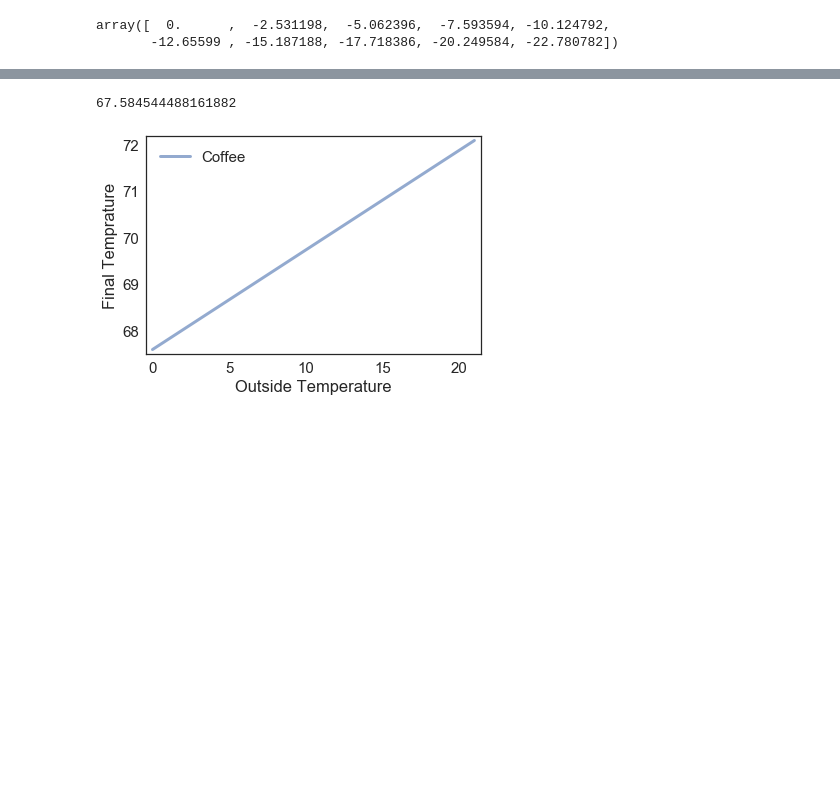
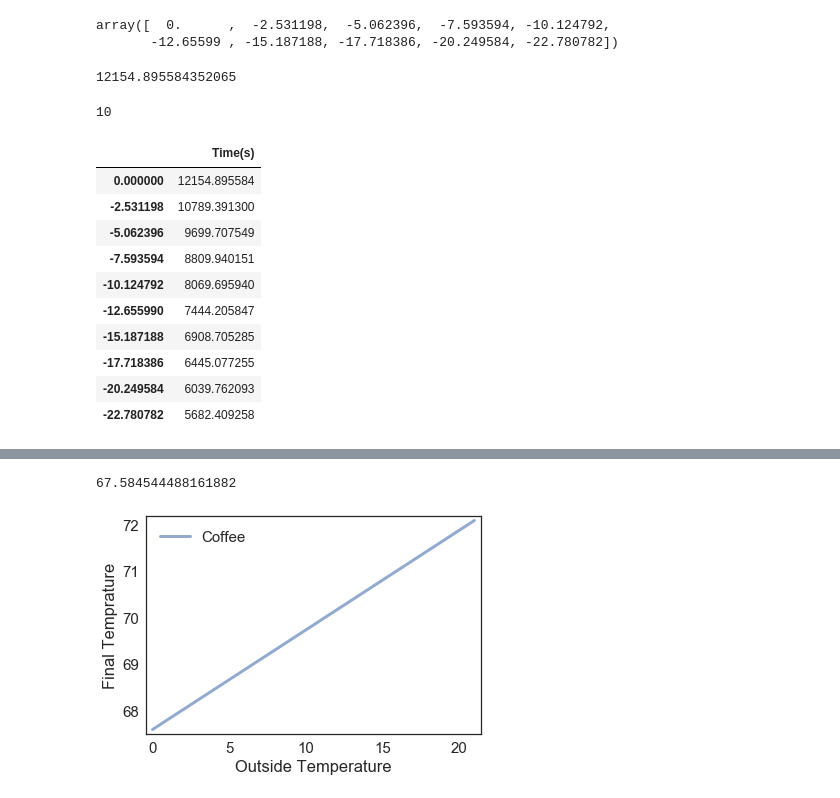
Before and after one commit to 867006905/ModSimPy, a Jupyter notebook: code/Project Two/Project 2.ipynb, the cells around one changed output, grey strips where cells are left out. Cells and saved outputs as stored; diff of their text form; code cells hidden in the pictures; blank space fills up the shorter version.

```diff
--- a/code/Project Two/Project 2.ipynb
+++ b/code/Project Two/Project 2.ipynb
@@ -33,0 +42,11 @@ array([  0.      ,  -2.531198,  -5.062396,  -7.593594, -10.124792,
+# %%
+latent_heat = 334
+h = 10
+def melting_at(T_fpt):
+    dQ = 500 * latent_heat
+    dt = dQ / (10 * A *(T_fpt - T_env))
+    return -dt
+
+melting_at(0)
+# %% [output]
+12154.895584352065
@@ -33,0 +61,19 @@ array([  0.      ,  -2.531198,  -5.062396,  -7.593594, -10.124792,
+# %%
+len(freezing_point_array)
+# %% [output]
+10
+# %%
+results_in_seconds = get_melting_time(freezing_point_array, melting_at)
+results_in_seconds
+# %% [output]
+|  | Time(s) |
+| 0.000000 | 12154.895584 |
+| -2.531198 | 10789.391300 |
+| -5.062396 | 9699.707549 |
+| -7.593594 | 8809.940151 |
+| -10.124792 | 8069.695940 |
+| -12.655990 | 7444.205847 |
+| -15.187188 | 6908.705285 |
+| -17.718386 | 6445.077255 |
+| -20.249584 | 6039.762093 |
+| -22.780782 | 5682.409258 |
```
Also changed, not shown: parts of 4 cells of this notebook.
